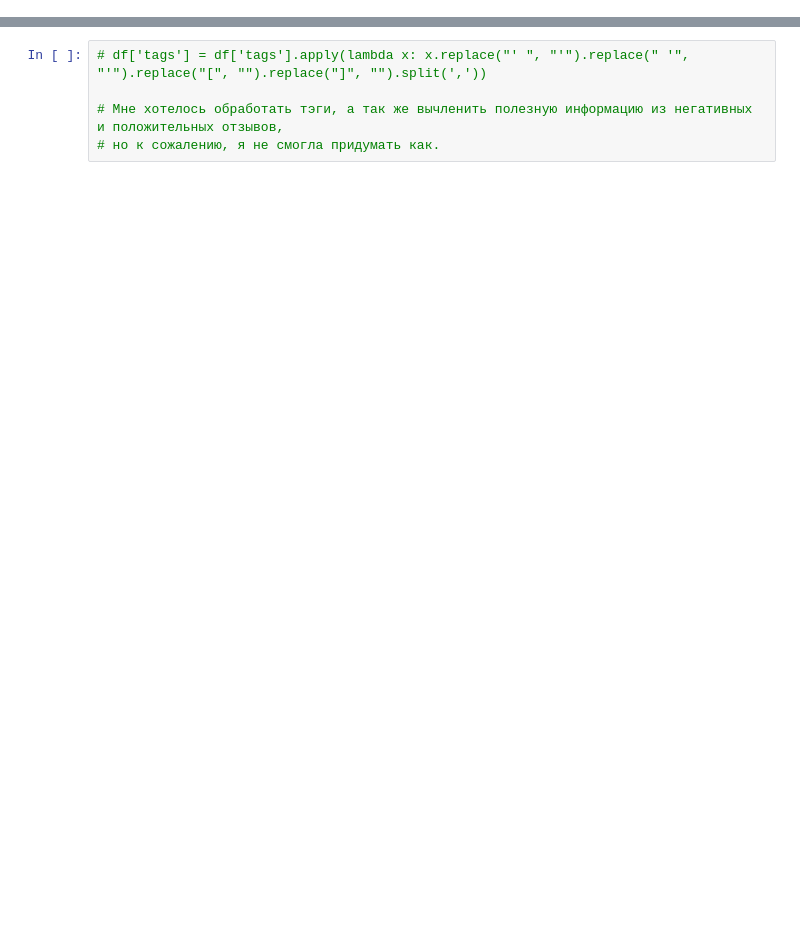
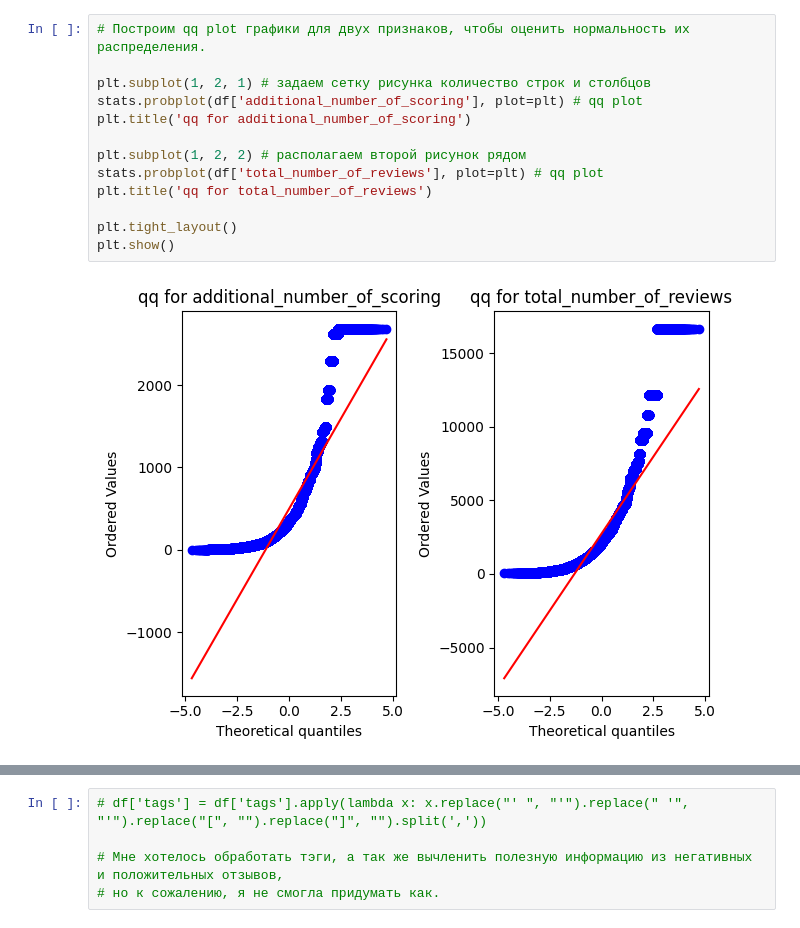
Before and after one commit to AndreevaDarya/booking-project, a Jupyter notebook: booking.ipynb, the cells around one changed output, grey strips where cells are left out. Cells and saved outputs as stored; diff of their text form; blank space fills up the shorter version.

```diff
--- a/booking.ipynb
+++ b/booking.ipynb
@@ -58,0 +236,15 @@ len(num_cols)
+# %%
+# Построим qq plot графики для двух признаков, чтобы оценить нормальность их распределения.
+
+plt.subplot(1, 2, 1) # задаем сетку рисунка количество строк и столбцов
+stats.probplot(df['additional_number_of_scoring'], plot=plt) # qq plot
+plt.title('qq for additional_number_of_scoring')
+
+plt.subplot(1, 2, 2) # располагаем второй рисунок рядом
+stats.probplot(df['total_number_of_reviews'], plot=plt) # qq plot
+plt.title('qq for total_number_of_reviews')
+
+plt.tight_layout()
+plt.show()
+# %% [output]
+[figure, added]
```
Also changed, not shown: parts of 48 cells of this notebook.
